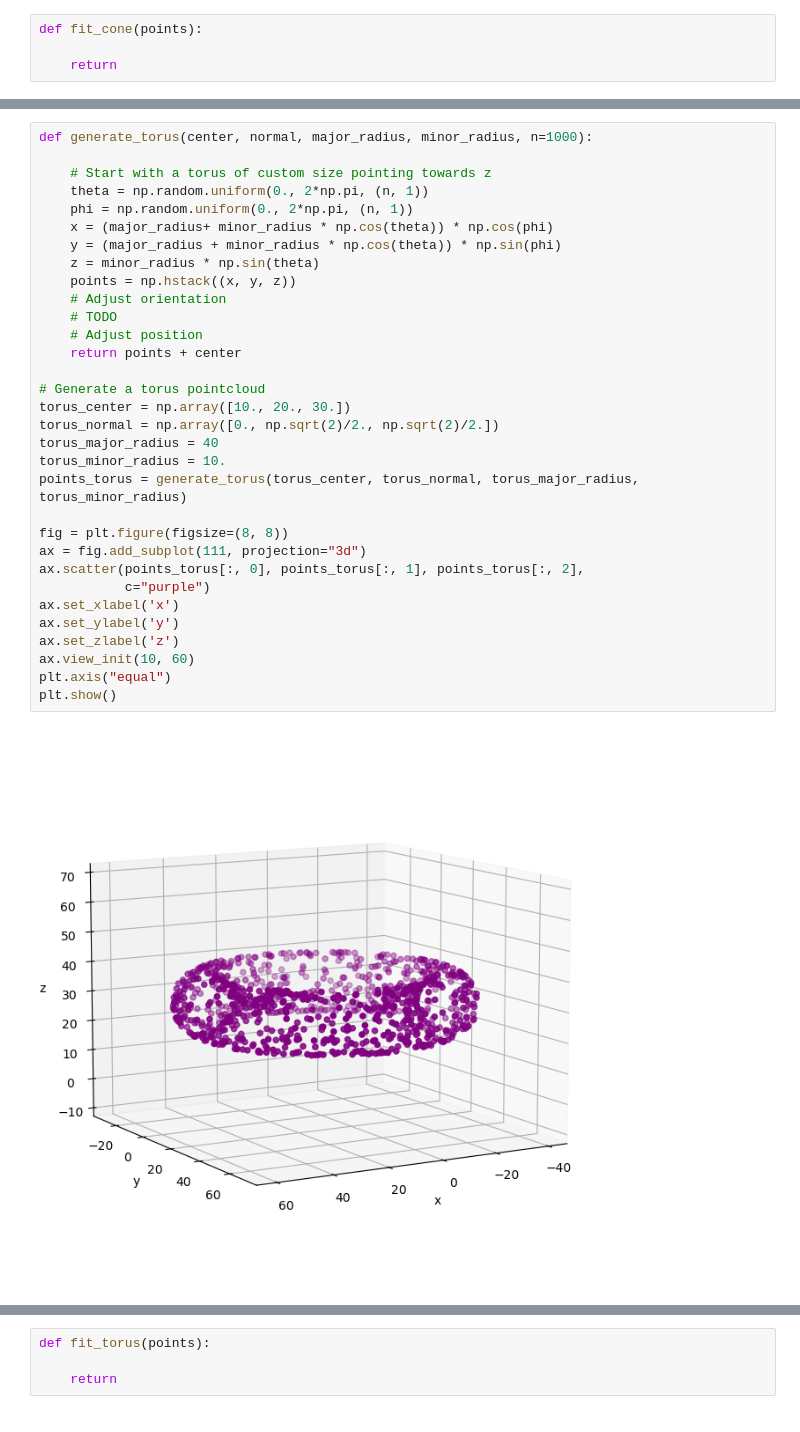
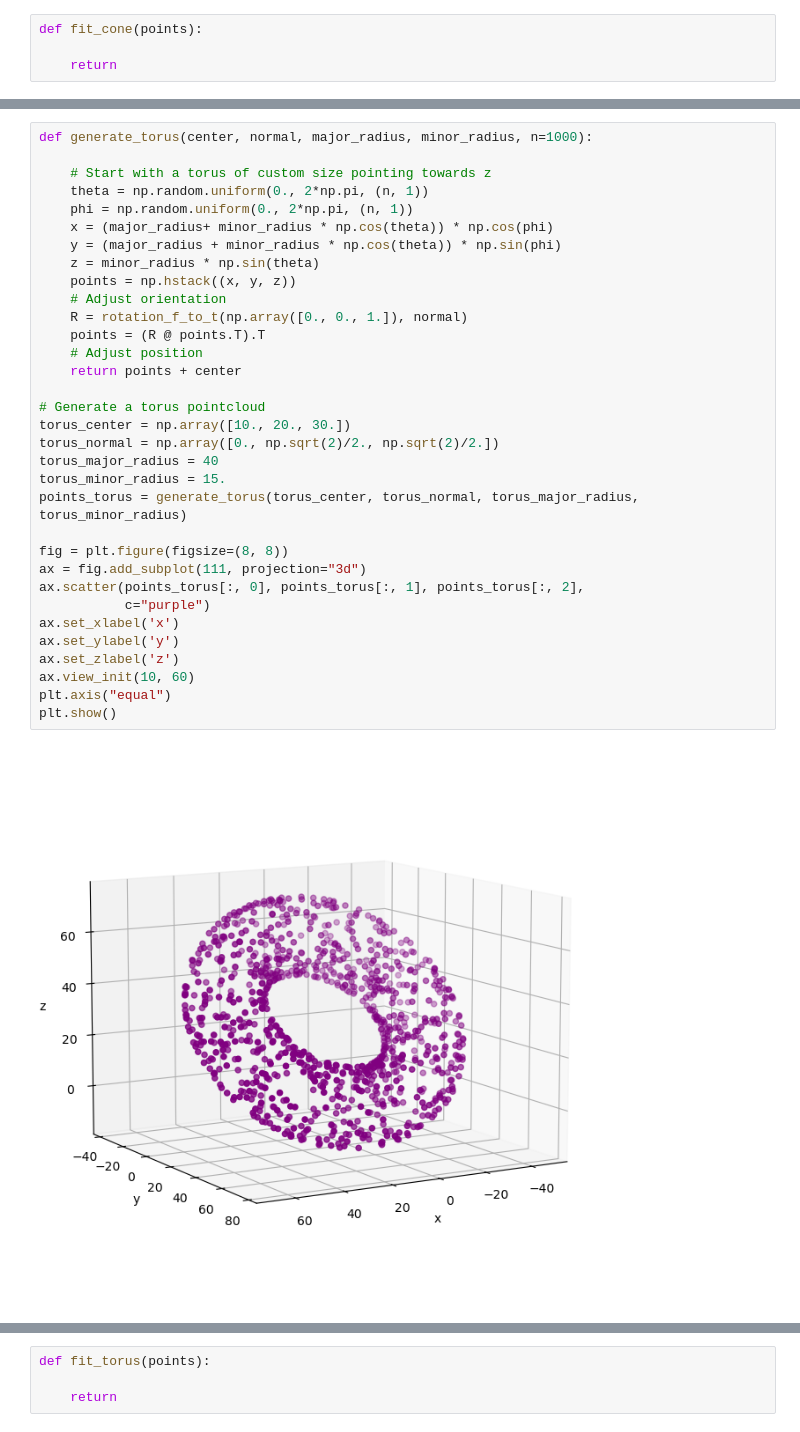
Before and after one commit to jlgregorio/tutorials-pointcloud-python, a Jupyter notebook: 5.primitive_fitting.ipynb, the cells around one changed output, grey strips where cells are left out. Drawn from its saved outputs; the diff is of its cells as text.

```diff
--- a/5.primitive_fitting.ipynb
+++ b/5.primitive_fitting.ipynb
@@ -311,34 +481,35 @@ def fit_cone(points):
 def generate_torus(center, normal, major_radius, minor_radius, n=1000):
 
     # Start with a torus of custom size pointing towards z
     theta = np.random.uniform(0., 2*np.pi, (n, 1))
     phi = np.random.uniform(0., 2*np.pi, (n, 1))
     x = (major_radius+ minor_radius * np.cos(theta)) * np.cos(phi)
     y = (major_radius + minor_radius * np.cos(theta)) * np.sin(phi)
     z = minor_radius * np.sin(theta)
     points = np.hstack((x, y, z))
     # Adjust orientation
-    # TODO
+    R = rotation_f_to_t(np.array([0., 0., 1.]), normal)
+    points = (R @ points.T).T
     # Adjust position
     return points + center
 
 # Generate a torus pointcloud
 torus_center = np.array([10., 20., 30.])
 torus_normal = np.array([0., np.sqrt(2)/2., np.sqrt(2)/2.])
 torus_major_radius = 40
-torus_minor_radius = 10.
+torus_minor_radius = 15.
 points_torus = generate_torus(torus_center, torus_normal, torus_major_radius, torus_minor_radius)
 
 fig = plt.figure(figsize=(8, 8))
 ax = fig.add_subplot(111, projection="3d")
 ax.scatter(points_torus[:, 0], points_torus[:, 1], points_torus[:, 2],
            c="purple")
 ax.set_xlabel('x')
 ax.set_ylabel('y')
 ax.set_zlabel('z')
 ax.view_init(10, 60)
 plt.axis("equal")
 plt.show()
 # %% [output]
-[figure, old version]
+[figure, new version]
 # %%
```
Also changed, not shown: parts of 20 cells of this notebook, 1 other file.
